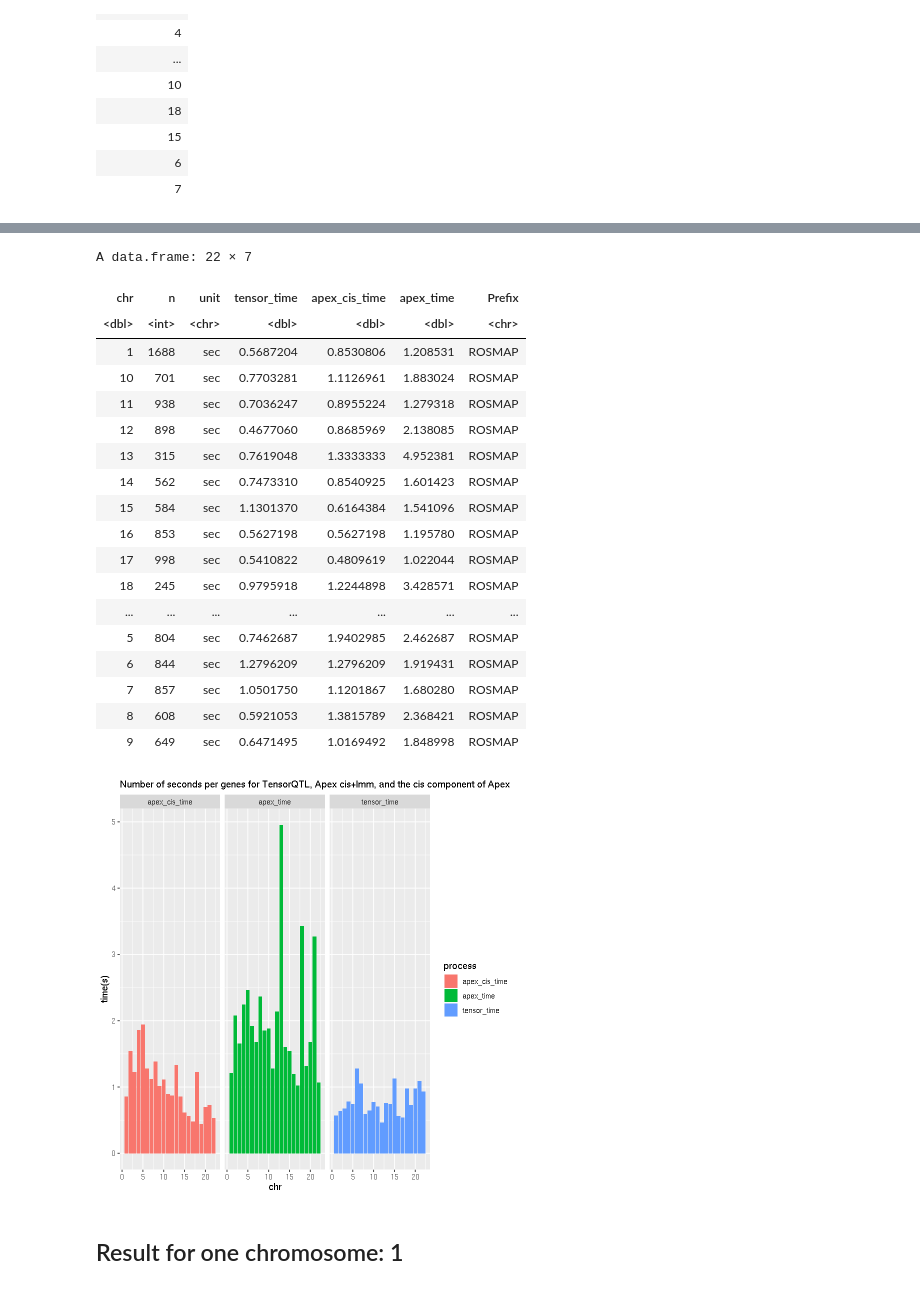
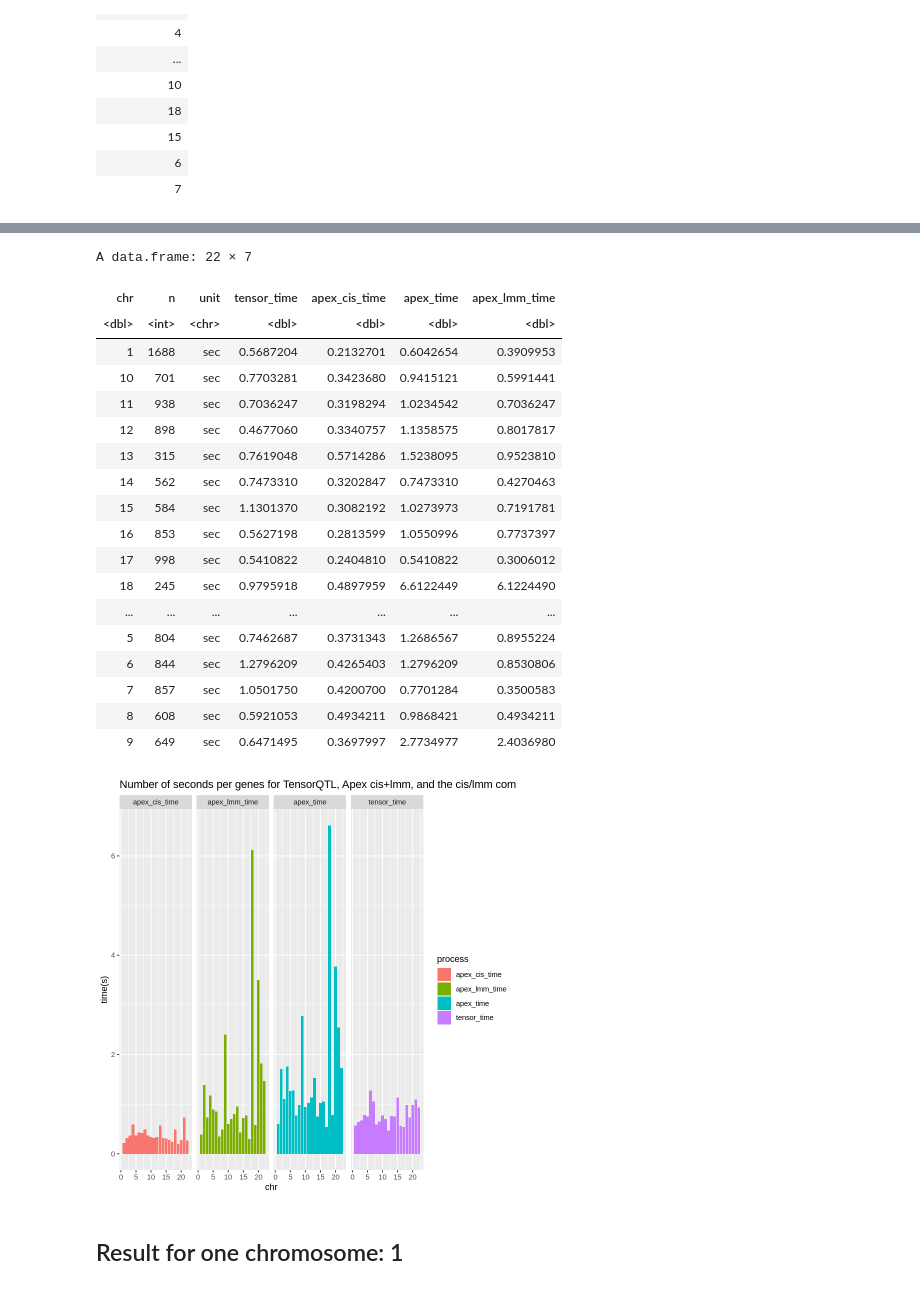
Before and after one commit to hsun3163/neuro-apex, a Jupyter notebook: analysis/performance_comp.ipynb, the cells around one changed output, grey strips where cells are left out. Cells and saved outputs as stored; diff of their text form; code cells hidden in the pictures.

Commit message:
apex

```diff
--- a/analysis/performance_comp.ipynb
+++ b/analysis/performance_comp.ipynb
@@ -163,7 +207,7 @@ A data.frame: 22 × 1
 ## Time elasped for CIS_LMMlmm_start
 # %%
 lmm_start = read_delim("/mnt/mfs/statgen/neuro-apex/performance/cache/lmm_start_time",delim = " ",col_names = F)%>%select(start_time = X8,X9)
-lmm_stop = read_delim("/mnt/mfs/statgen/neuro-apex/performance/cache/lmm_stop_time",delim = " ",col_names = F)%>%select(end_time = X8,X9)
+lmm_stop = read_delim("/mnt/mfs/statgen/neuro-apex/performance/cache/lmm_end_time",delim = " ",col_names = F)%>%select(end_time = X8,X9)
 # %% [output]
 ── Column specification ────────────────────────────────────────────────────────
 cols(
@@ -186,7 +230,7 @@ cols(
 lmm_time_elapses = cbind(lmm_start,lmm_stop)[,1:3]%>%mutate(time_elapes = end_time - start_time, lmm_time_elapes = as.numeric(time_elapes)/60)%>%select(lmm_time_elapes)
 # %%
 cis_start = read_delim("/mnt/mfs/statgen/neuro-apex/performance/cis/start_time",delim = " ",col_names = F)%>%select(start_time = X8,X9)
-cis_stop = read_delim("/mnt/mfs/statgen/neuro-apex/performance/cis/stop_time",delim = " ",col_names = F)%>%select(end_time = X8,X9)
+cis_stop = read_delim("/mnt/mfs/statgen/neuro-apex/performance/cis/end_time",delim = " ",col_names = F)%>%select(end_time = X8,X9)
 # %% [output]
 ── Column specification ────────────────────────────────────────────────────────
 cols(
@@ -282,32 +326,34 @@ A data.frame: 22 × 8
 cis_running_time = cis_running_time%>%
 select(chr,n,unit,tensor_time = ts_time_elapes,apex_cis_time = cis_time_elapes,apex_time = lmm_time_elapes )%>%
 mutate(Prefix = "ROSMAP")%>%mutate(tensor_time = 60*tensor_time/n,apex_cis_time = 60*apex_cis_time/n, apex_time = 60*apex_time/n,unit = "sec")
+# %%
+cis_running_time = cis_running_time%>%mutate(apex_lmm_time = apex_time - apex_cis_time )%>%select(-Prefix)
 # %%
 cis_running_time
 # %% [output]
 A data.frame: 22 × 7
-| chr | n | unit | tensor_time | apex_cis_time | apex_time | Prefix |
-| <dbl> | <int> | <chr> | <dbl> | <dbl> | <dbl> | <chr> |
-| 1 | 1688 | sec | 0.5687204 | 0.8530806 | 1.208531 | ROSMAP |
-| 10 | 701 | sec | 0.7703281 | 1.1126961 | 1.883024 | ROSMAP |
-| 11 | 938 | sec | 0.7036247 | 0.8955224 | 1.279318 | ROSMAP |
-| 12 | 898 | sec | 0.4677060 | 0.8685969 | 2.138085 | ROSMAP |
-| 13 | 315 | sec | 0.7619048 | 1.3333333 | 4.952381 | ROSMAP |
-| 14 | 562 | sec | 0.7473310 | 0.8540925 | 1.601423 | ROSMAP |
-| 15 | 584 | sec | 1.1301370 | 0.6164384 | 1.541096 | ROSMAP |
-| 16 | 853 | sec | 0.5627198 | 0.5627198 | 1.195780 | ROSMAP |
-| 17 | 998 | sec | 0.5410822 | 0.4809619 | 1.022044 | ROSMAP |
-| 18 | 245 | sec | 0.9795918 | 1.2244898 | 3.428571 | ROSMAP |
+| chr | n | unit | tensor_time | apex_cis_time | apex_time | apex_lmm_time |
+| <dbl> | <int> | <chr> | <dbl> | <dbl> | <dbl> | <dbl> |
+| 1 | 1688 | sec | 0.5687204 | 0.2132701 | 0.6042654 | 0.3909953 |
+| 10 | 701 | sec | 0.7703281 | 0.3423680 | 0.9415121 | 0.5991441 |
+| 11 | 938 | sec | 0.7036247 | 0.3198294 | 1.0234542 | 0.7036247 |
+| 12 | 898 | sec | 0.4677060 | 0.3340757 | 1.1358575 | 0.8017817 |
+| 13 | 315 | sec | 0.7619048 | 0.5714286 | 1.5238095 | 0.9523810 |
+| 14 | 562 | sec | 0.7473310 | 0.3202847 | 0.7473310 | 0.4270463 |
+| 15 | 584 | sec | 1.1301370 | 0.3082192 | 1.0273973 | 0.7191781 |
+| 16 | 853 | sec | 0.5627198 | 0.2813599 | 1.0550996 | 0.7737397 |
+| 17 | 998 | sec | 0.5410822 | 0.2404810 | 0.5410822 | 0.3006012 |
+| 18 | 245 | sec | 0.9795918 | 0.4897959 | 6.6122449 | 6.1224490 |
 | ... | ... | ... | ... | ... | ... | ... |
-| 5 | 804 | sec | 0.7462687 | 1.9402985 | 2.462687 | ROSMAP |
-| 6 | 844 | sec | 1.2796209 | 1.2796209 | 1.919431 | ROSMAP |
-| 7 | 857 | sec | 1.0501750 | 1.1201867 | 1.680280 | ROSMAP |
-| 8 | 608 | sec | 0.5921053 | 1.3815789 | 2.368421 | ROSMAP |
-| 9 | 649 | sec | 0.6471495 | 1.0169492 | 1.848998 | ROSMAP |
+| 5 | 804 | sec | 0.7462687 | 0.3731343 | 1.2686567 | 0.8955224 |
+| 6 | 844 | sec | 1.2796209 | 0.4265403 | 1.2796209 | 0.8530806 |
+| 7 | 857 | sec | 1.0501750 | 0.4200700 | 0.7701284 | 0.3500583 |
+| 8 | 608 | sec | 0.5921053 | 0.4934211 | 0.9868421 | 0.4934211 |
+| 9 | 649 | sec | 0.6471495 | 0.3697997 | 2.7734977 | 2.4036980 |
 # %%
-cis_running_time%>%pivot_longer(names_to = "process", values_to = "time(s)", col =tensor_time:apex_time )%>%
-ggplot(aes(x = chr, y = `time(s)`, fill = process))+ geom_col()+facet_grid(~process)+ggtitle("Number of seconds per genes for TensorQTL, Apex cis+lmm, and the cis component of Apex")
+cis_running_time%>%pivot_longer(names_to = "process", values_to = "time(s)", col =tensor_time:apex_lmm_time )%>%
+ggplot(aes(x = chr, y = `time(s)`, fill = process))+ geom_col()+facet_grid(~process)+ggtitle("Number of seconds per genes for TensorQTL, Apex cis+lmm, and the cis/lmm component of Apex")
 # %% [output]
-[figure, old version]
+[figure, new version]
 # %% [markdown]
 ## Result for one chromosome: 1
```
Also changed, not shown: parts of 57 cells of this notebook, 2 other files.
